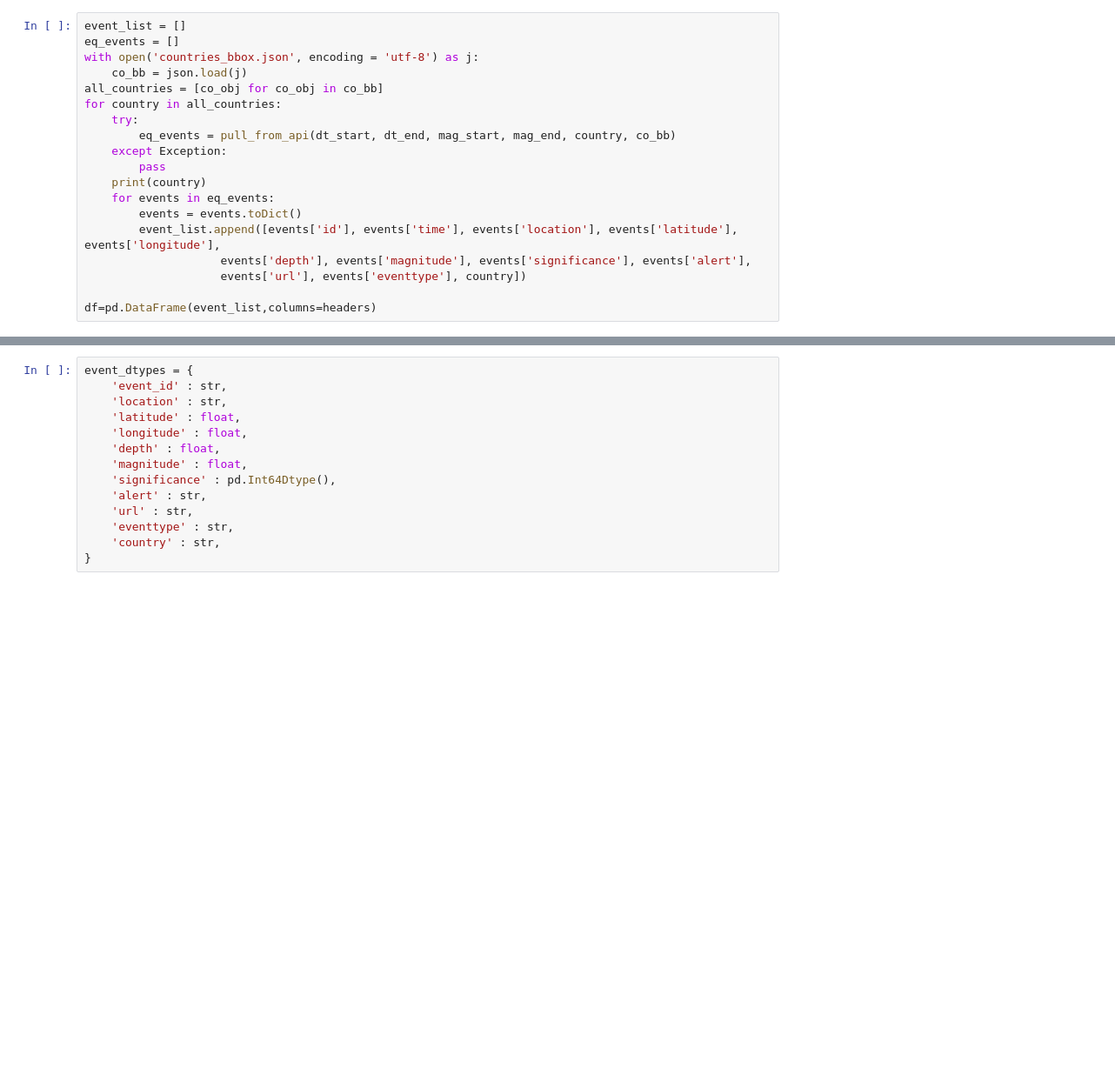
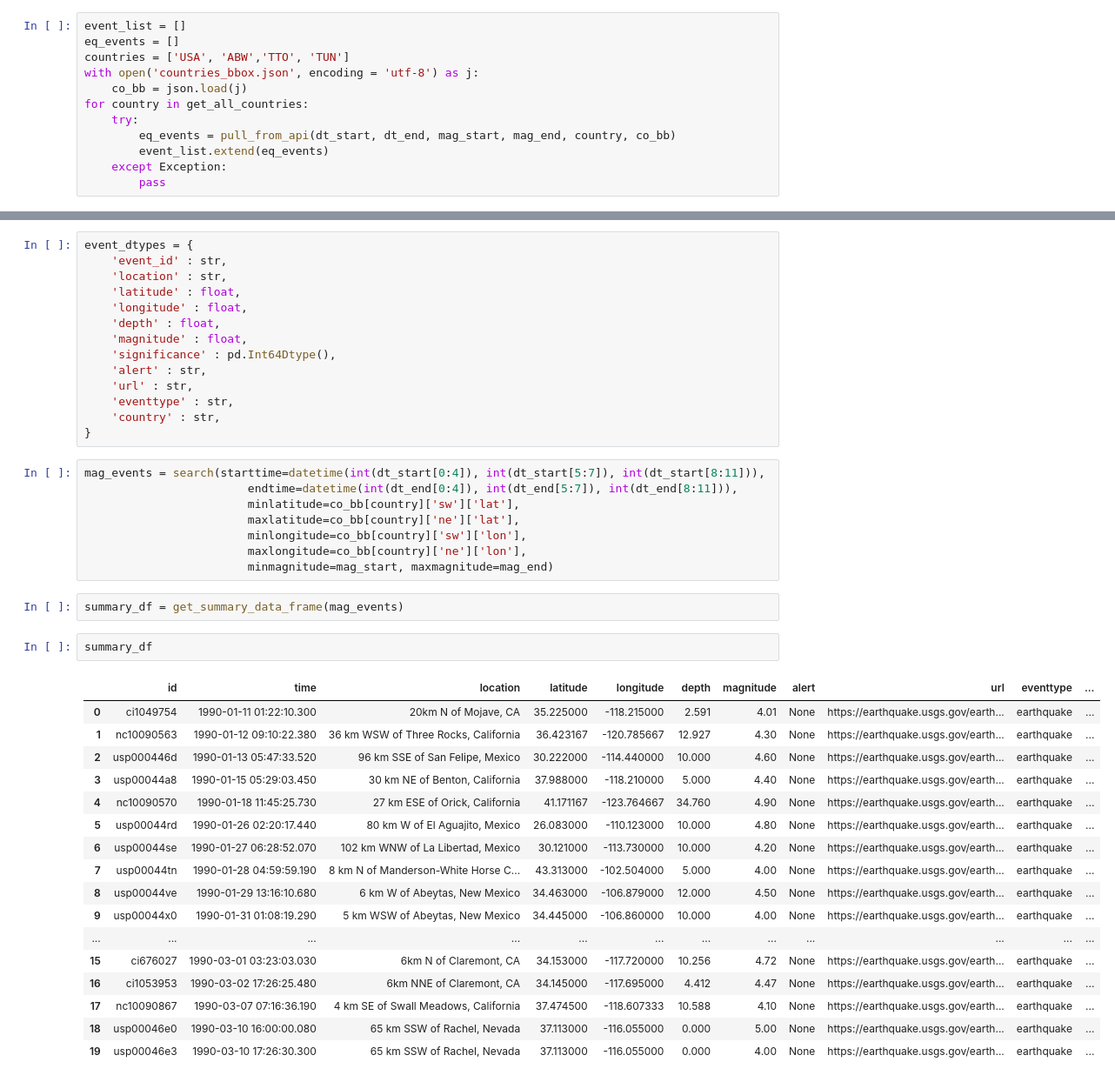
Before and after one commit to hguber/de-eq-asmnt-2024, a Jupyter notebook: data-retrieval/ingest-data.ipynb, the cells around one changed output, grey strips where cells are left out. Shown at 87% size. Saved outputs shown, nothing was run; the diff lists cells and outputs as text; blank space fills up the shorter version.

```diff
--- a/data-retrieval/ingest-data.ipynb
+++ b/data-retrieval/ingest-data.ipynb
@@ -136,19 +113,12 @@ eq_events
 # %%
 event_list = []
 eq_events = []
+countries = ['USA', 'ABW','TTO', 'TUN']
 with open('countries_bbox.json', encoding = 'utf-8') as j:
     co_bb = json.load(j)
-all_countries = [co_obj for co_obj in co_bb]
-for country in all_countries:
+for country in get_all_countries:
     try:
         eq_events = pull_from_api(dt_start, dt_end, mag_start, mag_end, country, co_bb)
+        event_list.extend(eq_events)
     except Exception:
         pass
-    print(country)
-    for events in eq_events:
-        events = events.toDict()
-        event_list.append([events['id'], events['time'], events['location'], events['latitude'], events['longitude'],
-                    events['depth'], events['magnitude'], events['significance'], events['alert'],
-                    events['url'], events['eventtype'], country])
-
-df=pd.DataFrame(event_list,columns=headers)
@@ -233,3 +167,33 @@ event_dtypes = {
     'eventtype' : str,
     'country' : str,
 }
+# %%
+mag_events = search(starttime=datetime(int(dt_start[0:4]), int(dt_start[5:7]), int(dt_start[8:11])),
+                        endtime=datetime(int(dt_end[0:4]), int(dt_end[5:7]), int(dt_end[8:11])),
+                        minlatitude=co_bb[country]['sw']['lat'],
+                        maxlatitude=co_bb[country]['ne']['lat'],
+                        minlongitude=co_bb[country]['sw']['lon'],
+                        maxlongitude=co_bb[country]['ne']['lon'],
+                        minmagnitude=mag_start, maxmagnitude=mag_end)
+# %%
+summary_df = get_summary_data_frame(mag_events)
+# %%
+summary_df
+# %% [output]
+|  | id | time | location | latitude | longitude | depth | magnitude | alert | url | eventtype | ... |
+| 0 | ci1049754 | 1990-01-11 01:22:10.300 | 20km N of Mojave, CA | 35.225000 | -118.215000 | 2.591 | 4.01 | None | https://earthquake.usgs.gov/earth... | earthquake | ... |
+| 1 | nc10090563 | 1990-01-12 09:10:22.380 | 36 km WSW of Three Rocks, California | 36.423167 | -120.785667 | 12.927 | 4.30 | None | https://earthquake.usgs.gov/earth... | earthquake | ... |
+| 2 | usp000446d | 1990-01-13 05:47:33.520 | 96 km SSE of San Felipe, Mexico | 30.222000 | -114.440000 | 10.000 | 4.60 | None | https://earthquake.usgs.gov/earth... | earthquake | ... |
+| 3 | usp00044a8 | 1990-01-15 05:29:03.450 | 30 km NE of Benton, California | 37.988000 | -118.210000 | 5.000 | 4.40 | None | https://earthquake.usgs.gov/earth... | earthquake | ... |
+| 4 | nc10090570 | 1990-01-18 11:45:25.730 | 27 km ESE of Orick, California | 41.171167 | -123.764667 | 34.760 | 4.90 | None | https://earthquake.usgs.gov/earth... | earthquake | ... |
+| 5 | usp00044rd | 1990-01-26 02:20:17.440 | 80 km W of El Aguajito, Mexico | 26.083000 | -110.123000 | 10.000 | 4.80 | None | https://earthquake.usgs.gov/earth... | earthquake | ... |
+| 6 | usp00044se | 1990-01-27 06:28:52.070 | 102 km WNW of La Libertad, Mexico | 30.121000 | -113.730000 | 10.000 | 4.20 | None | https://earthquake.usgs.gov/earth... | earthquake | ... |
+| 7 | usp00044tn | 1990-01-28 04:59:59.190 | 8 km N of Manderson-White Horse C... | 43.313000 | -102.504000 | 5.000 | 4.00 | None | https://earthquake.usgs.gov/earth... | earthquake | ... |
+| 8 | usp00044ve | 1990-01-29 13:16:10.680 | 6 km W of Abeytas, New Mexico | 34.463000 | -106.879000 | 12.000 | 4.50 | None | https://earthquake.usgs.gov/earth... | earthquake | ... |
+| 9 | usp00044x0 | 1990-01-31 01:08:19.290 | 5 km WSW of Abeytas, New Mexico | 34.445000 | -106.860000 | 10.000 | 4.00 | None | https://earthquake.usgs.gov/earth... | earthquake | ... |
+| ... | ... | ... | ... | ... | ... | ... | ... | ... | ... | ... | ... |
+| 15 | ci676027 | 1990-03-01 03:23:03.030 | 6km N of Claremont, CA | 34.153000 | -117.720000 | 10.256 | 4.72 | None | https://earthquake.usgs.gov/earth... | earthquake | ... |
+| 16 | ci1053953 | 1990-03-02 17:26:25.480 | 6km NNE of Claremont, CA | 34.145000 | -117.695000 | 4.412 | 4.47 | None | https://earthquake.usgs.gov/earth... | earthquake | ... |
+| 17 | nc10090867 | 1990-03-07 07:16:36.190 | 4 km SE of Swall Meadows, California | 37.474500 | -118.607333 | 10.588 | 4.10 | None | https://earthquake.usgs.gov/earth... | earthquake | ... |
+| 18 | usp00046e0 | 1990-03-10 16:00:00.080 | 65 km SSW of Rachel, Nevada | 37.113000 | -116.055000 | 0.000 | 5.00 | None | https://earthquake.usgs.gov/earth... | earthquake | ... |
+| 19 | usp00046e3 | 1990-03-10 17:26:30.300 | 65 km SSW of Rachel, Nevada | 37.113000 | -116.055000 | 0.000 | 4.00 | None | https://earthquake.usgs.gov/earth... | earthquake | ... |
```
Also changed, not shown: parts of 22 cells of this notebook, 5 other files.
